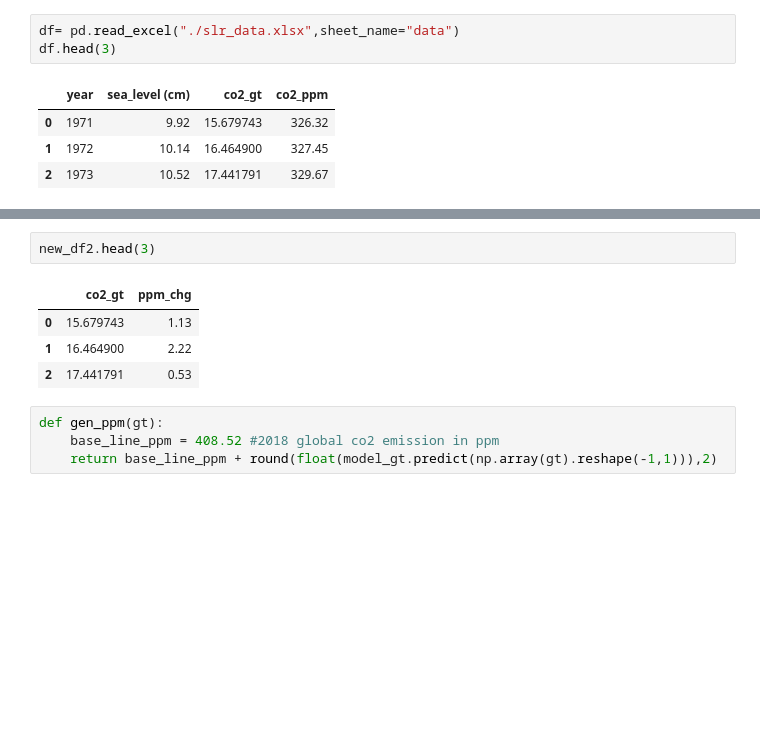
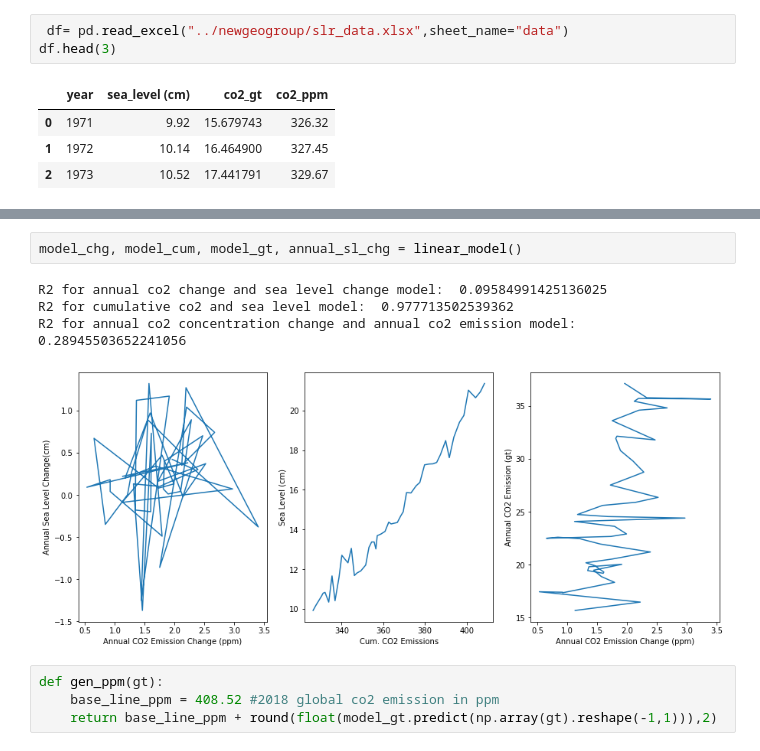
Before and after one commit to blakedallen/geo-viz-group, a Jupyter notebook: model.ipynb, the cells around one changed output, grey strips where cells are left out. Drawn from its saved outputs; the diff is of its cells as text; blank space fills up the shorter version.

Commit message:
working predictor with flask api --> model.py

```diff
--- a/model.ipynb
+++ b/model.ipynb
@@ -12,7 +9,7 @@ import matplotlib.pyplot as plt
 from sklearn.linear_model import LinearRegression
 %matplotlib inline
 # %%
-df= pd.read_excel("./slr_data.xlsx",sheet_name="data")
+ df= pd.read_excel("../newgeogroup/slr_data.xlsx",sheet_name="data")
 df.head(3)
 # %% [output]
 |  | year | sea_level (cm) | co2_gt | co2_ppm |
@@ -109,10 +100,10 @@ R2 for annual co2 concentration change and annual co2 emission model:  0.2346815
-# %%
-new_df2.head(3)
-# %% [output]
-|  | co2_gt | ppm_chg |
-| 0 | 15.679743 | 1.13 |
-| 1 | 16.464900 | 2.22 |
-| 2 | 17.441791 | 0.53 |
+# %%
+model_chg, model_cum, model_gt, annual_sl_chg = linear_model()
+# %% [output]
+R2 for annual co2 change and sea level change model:  0.09584991425136025
+R2 for cumulative co2 and sea level model:  0.977713502539362
+R2 for annual co2 concentration change and annual co2 emission model:  0.28945503652241056
+[figure, added]
 # %%
 def gen_ppm(gt):
     base_line_ppm = 408.52 #2018 global co2 emission in ppm
```
Also changed, not shown: parts of 2 cells of this notebook, 4 other files.
